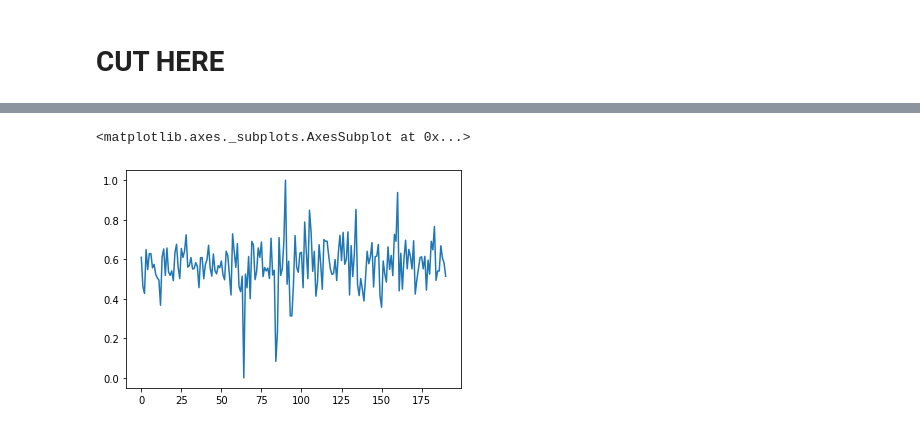
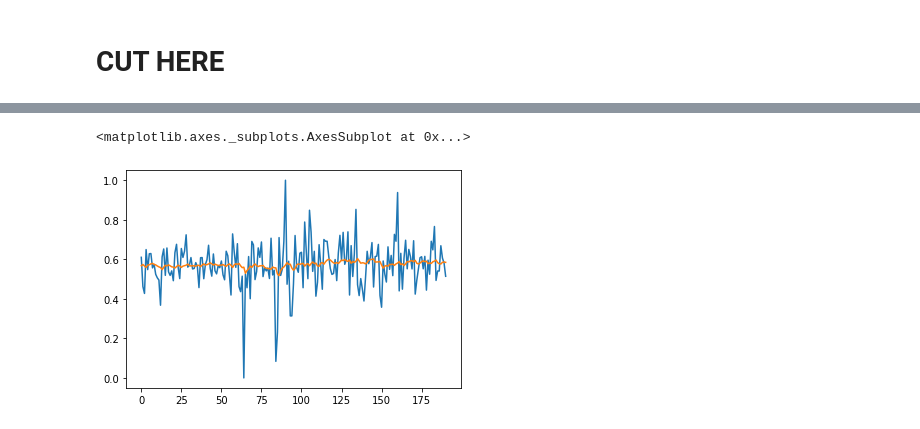
Before and after one commit to nathanielCherian/palantir, a Jupyter notebook: notebooks/exploration.ipynb, the cells around one changed output, grey strips where cells are left out. Drawn from its saved outputs; the diff is of its cells as text; code cells hidden in the pictures.

```diff
--- a/notebooks/exploration.ipynb
+++ b/notebooks/exploration.ipynb
@@ -188,9 +187,10 @@ Epoch 100/100
 y_pred = model.predict(X)
 # %%
 sns.lineplot(x=range(len(y.reshape(1,-1)[0])), y=y.reshape(1,-1)[0], data=data)
+sns.lineplot(x=range(len(y_pred.reshape(1,-1)[0])), y=y_pred.reshape(1,-1)[0], data=data)
 # %% [output]
 <matplotlib.axes._subplots.AxesSubplot at 0x...>
-[figure, old version]
+[figure, new version]
 # %%
 sns.lineplot(x=range(len(y_pred.reshape(1,-1)[0])), y=y_pred.reshape(1,-1)[0], data=data)
 # %% [output]
```
Also changed, not shown: parts of 3 cells of this notebook.
